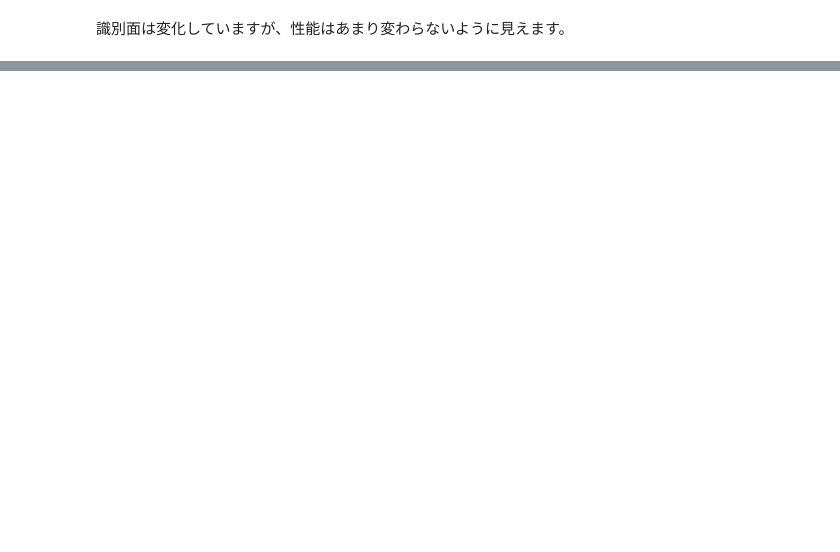
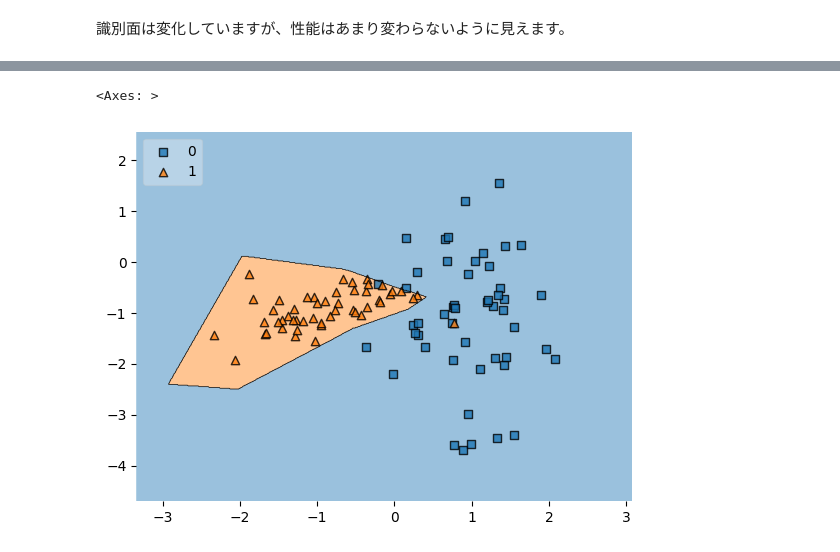
Before and after one commit to MasahiroAraki/SpeechRecognition, a Jupyter notebook: Python/chap07.ipynb, the cells around one changed output, grey strips where cells are left out. Saved outputs shown, nothing was run; the diff lists cells and outputs as text; code cells hidden in the pictures; blank space fills up the shorter version.

```diff
--- a/Python/chap07.ipynb
+++ b/Python/chap07.ipynb
@@ -64,0 +437,9 @@ plot_decision_regions(X=X, y=y, clf=clf2, legend=2)
+# %%
+# 活性化関数を変更、エポック数を小さくする
+# 隠れ層のユニット数:4、階層数；6、活性化関数:ReLU、エポック数:1000
+clf4 = MLPClassifier(hidden_layer_sizes=(4,4,4,4,4,4), activation='relu', learning_rate_init=0.001, max_iter=1000)
+clf4.fit(X,y)
+plot_decision_regions(X=X, y=y, clf=clf4, legend=2)
+# %% [output]
+<Axes: >
+[figure, added]
```
Also changed, not shown: parts of 67 cells of this notebook, 1 other file.
